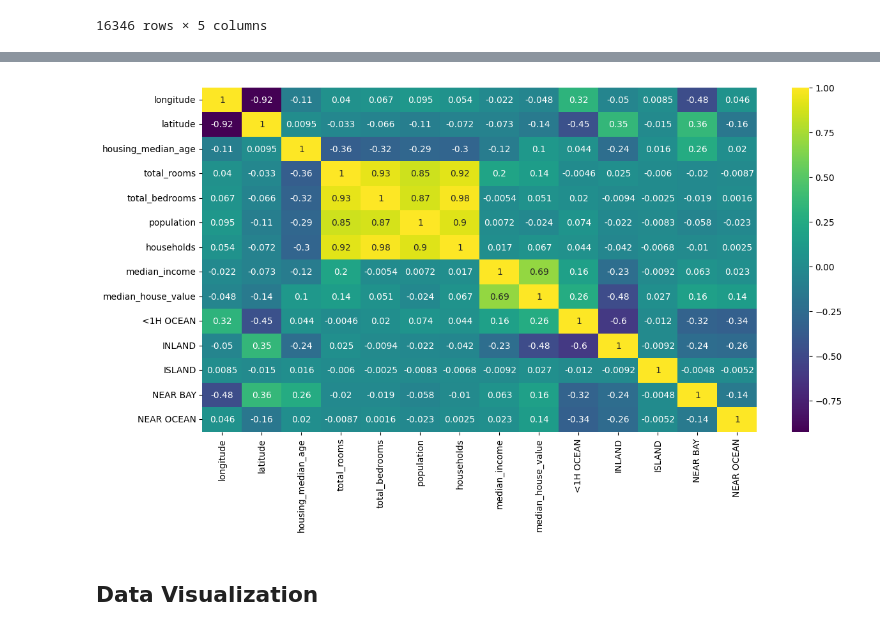
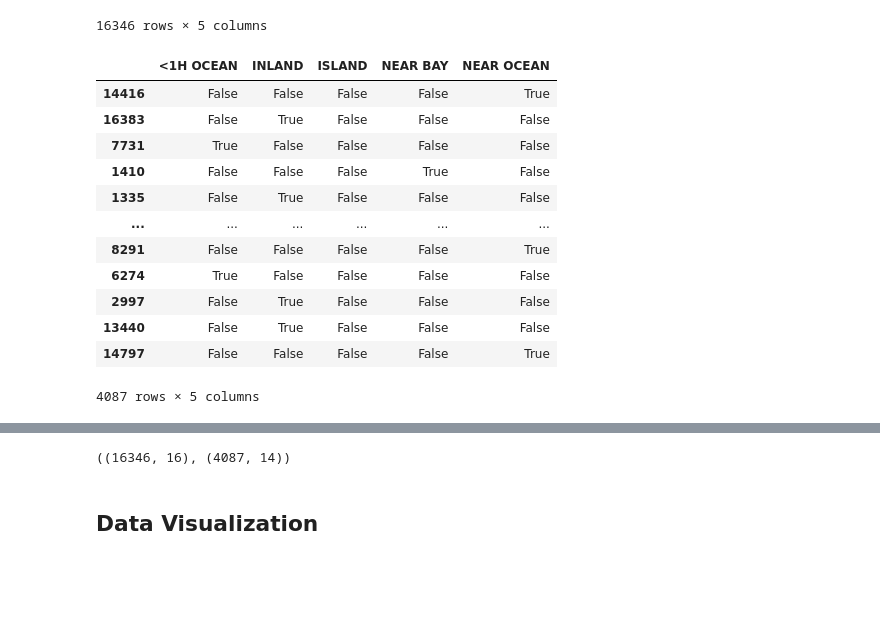
Before and after one commit to ANSH5252/California-Housing-Prices, a Jupyter notebook: housing.ipynb, the cells around one changed output, grey strips where cells are left out. Saved outputs shown, nothing was run; the diff lists cells and outputs as text; code cells hidden in the pictures; blank space fills up the shorter version.

```diff
--- a/housing.ipynb
+++ b/housing.ipynb
@@ -170,5 +199,21 @@ pd.get_dummies(train_data["ocean_proximity"])
 | 866 | False | False | False | True | False |
 | 15948 | False | False | False | True | False |
 16346 rows × 5 columns
+# %%
+pd.get_dummies(test_data["ocean_proximity"])
+# %% [output]
+|  | <1H OCEAN | INLAND | ISLAND | NEAR BAY | NEAR OCEAN |
+| 14416 | False | False | False | False | True |
+| 16383 | False | True | False | False | False |
+| 7731 | True | False | False | False | False |
+| 1410 | False | False | False | True | False |
+| 1335 | False | True | False | False | False |
+| ... | ... | ... | ... | ... | ... |
+| 8291 | False | False | False | False | True |
+| 6274 | True | False | False | False | False |
+| 2997 | False | True | False | False | False |
+| 13440 | False | True | False | False | False |
+| 14797 | False | False | False | False | True |
+4087 rows × 5 columns
 # %%
 train_data = train_data.join(pd.get_dummies(train_data["ocean_proximity"])).drop(["ocean_proximity"],axis=1)
@@ -188,12 +235,10 @@ train_data
 | 866 | -122.04 | 37.57 | 12.0 | 5719.0 | 1064.0 | 3436.0 | 1057.0 | ... |
 | 15948 | -122.43 | 37.73 | 52.0 | 3602.0 | 738.0 | 2270.0 | 647.0 | ... |
 16346 rows × 14 columns
-# %%
-plt.figure(figsize=(14, 7))
-sns.heatmap(train_data.corr(numeric_only=True), annot=True, cmap='viridis')
-plt.show()
-# %% [output]
-[figure, removed]
+# %%
+train_data.shape , test_data.shape
+# %% [output]
+((16346, 16), (4087, 14))
 # %% [markdown]
 ## Data Visualization
 # %%
```
Also changed, not shown: parts of 13 cells of this notebook.
